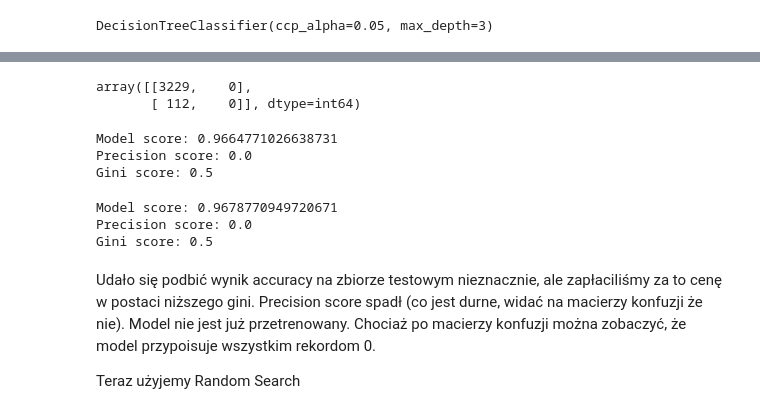
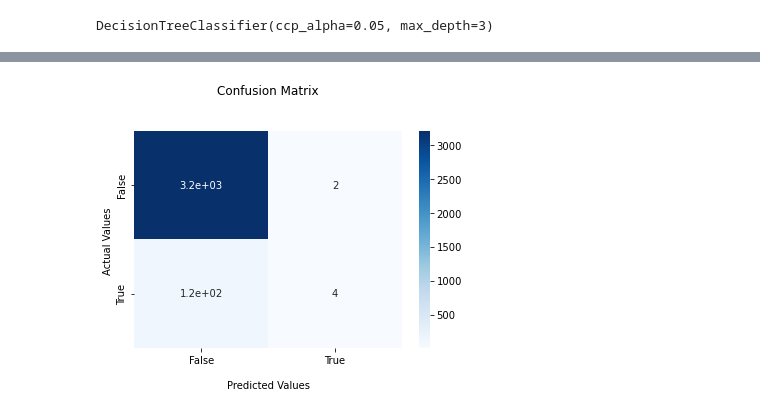
Before and after one commit to malwina0/2022L-ML, a Jupyter notebook: ZD4/PD4.ipynb, the cells around one changed output, grey strips where cells are left out. Drawn from its saved outputs; the diff is of its cells as text; code cells hidden in the pictures.

```diff
--- a/ZD4/PD4.ipynb
+++ b/ZD4/PD4.ipynb
@@ -130,0 +190,9 @@ array([[1386,    0],
+# %%
+tree2 = DecisionTreeClassifier(ccp_alpha = 0,
+                              criterion = 'gini',
+                              max_depth = 7,
+                              max_features ='sqrt',
+                              min_samples_leaf = 2,
+                              min_samples_split = 17,
+                              splitter = 'random')
+tree2.fit(X_train, y_train)
@@ -131,21 +215,4 @@ array([[1386,    0],
 # %%
-sklearn.metrics.confusion_matrix(y_train, tree.predict(X_train))
+show_confusion_matrix(y_train, tree2.predict(X_train))
 # %% [output]
-array([[3229,    0],
-       [ 112,    0]], dtype=int64)
+[figure, added]
-# %%
-Scores(tree, X_train, y_train)
-# %% [output]
-Model score: 0.9664771026638731
-Precision score: 0.0
-Gini score: 0.5
-# %%
-Scores(tree, X_test, y_test)
-# %% [output]
-Model score: 0.9678770949720671
-Precision score: 0.0
-Gini score: 0.5
-# %% [markdown]
-Udało się podbić wynik accuracy na zbiorze testowym nieznacznie, ale zapłaciliśmy za to cenę w postaci niższego gini. Precision score spadł (co jest durne, widać na macierzy konfuzji że nie). Model nie jest już przetrenowany. Chociaż po macierzy konfuzji można zobaczyć, że model przypoisuje wszystkim rekordom 0.
-
-Teraz użyjemy Random Search
```
Also changed, not shown: parts of 70 cells of this notebook.
